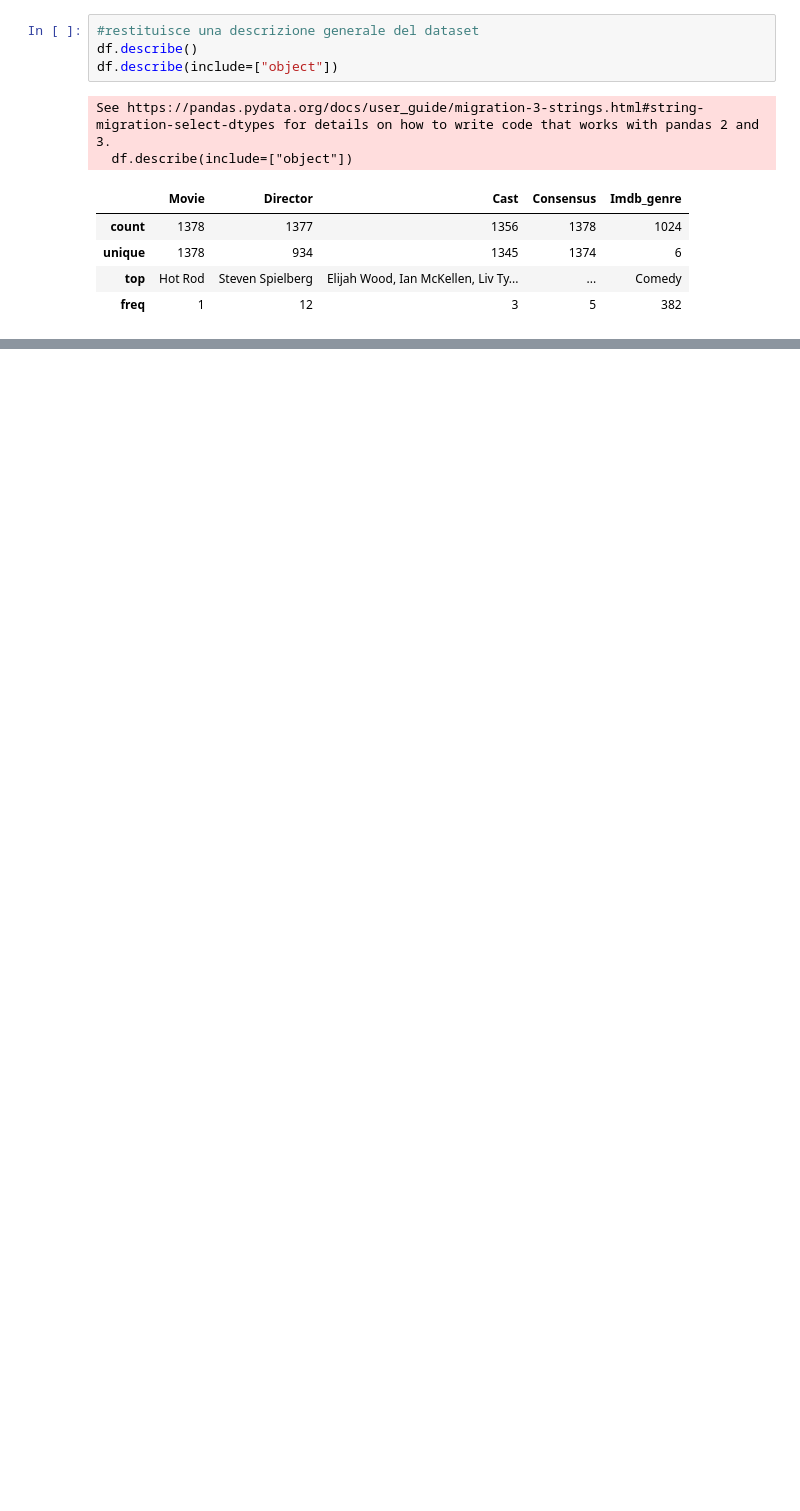
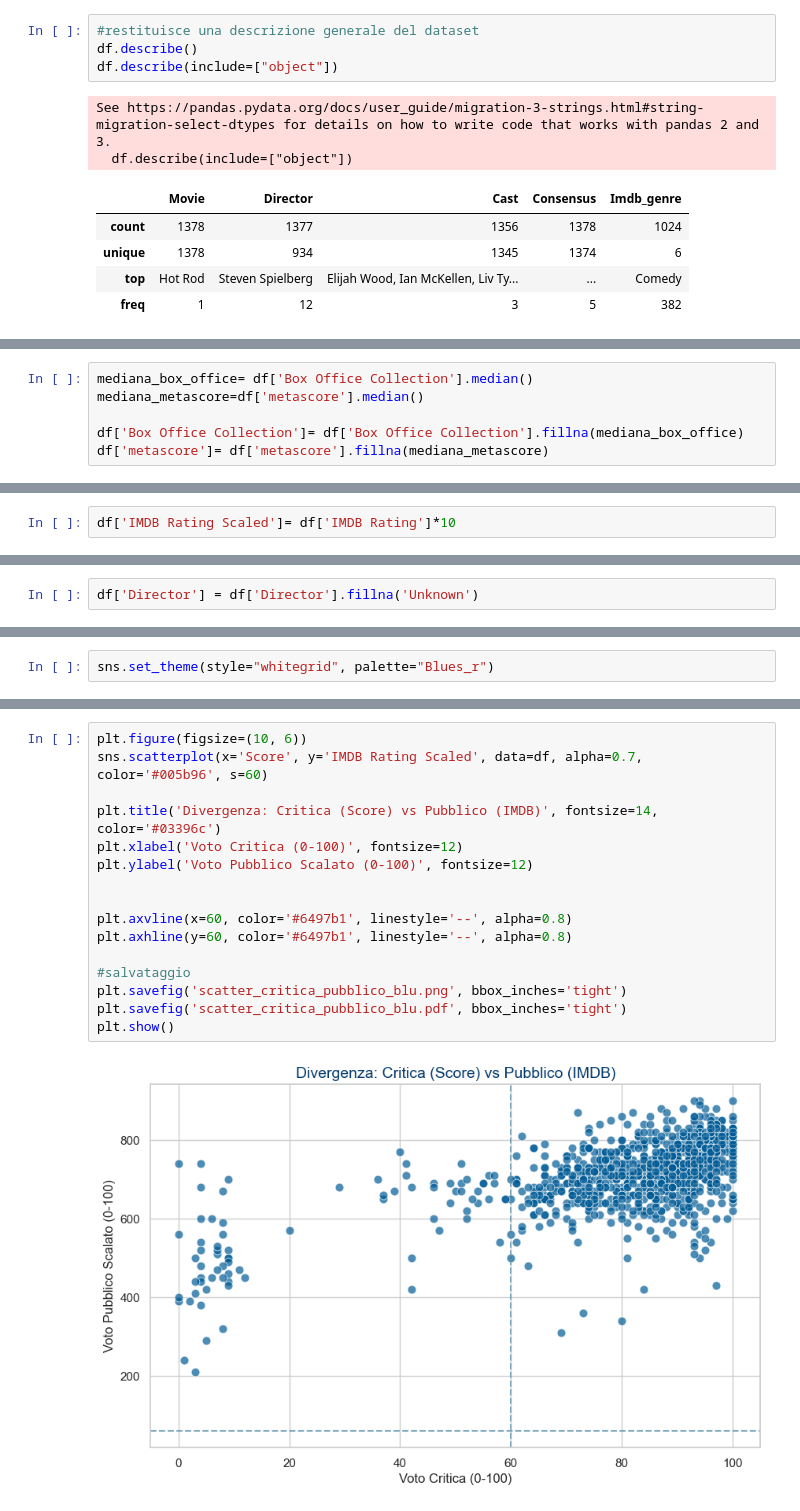
Before and after one commit to annelabit/Flop-Detector, a Jupyter notebook: notebooks/EDA_Cleaning.ipynb, the cells around one changed output, grey strips where cells are left out. Cells and saved outputs as stored; diff of their text form; blank space fills up the shorter version.

Commit message:
feat: Data Exploration & Cleaning
Completato il file sull'analisi e pulizia dei dati con l'aggiunta dei relativi grafici

```diff
--- a/notebooks/EDA_Cleaning.ipynb
+++ b/notebooks/EDA_Cleaning.ipynb
@@ -93,0 +106,6 @@ See https://pandas.pydata.org/docs/user_guide/migration-3-strings.html#string-mi
+# %%
+mediana_box_office= df['Box Office Collection'].median()
+mediana_metascore=df['metascore'].median()
+
+df['Box Office Collection']= df['Box Office Collection'].fillna(mediana_box_office)
+df['metascore']= df['metascore'].fillna(mediana_metascore)
@@ -93,0 +114,2 @@ See https://pandas.pydata.org/docs/user_guide/migration-3-strings.html#string-mi
+# %%
+df['IMDB Rating Scaled']= df['IMDB Rating']*10
@@ -93,0 +140,2 @@ See https://pandas.pydata.org/docs/user_guide/migration-3-strings.html#string-mi
+# %%
+df['Director'] = df['Director'].fillna('Unknown')
@@ -93,0 +146,2 @@ See https://pandas.pydata.org/docs/user_guide/migration-3-strings.html#string-mi
+# %%
+sns.set_theme(style="whitegrid", palette="Blues_r")
@@ -93,0 +158,18 @@ See https://pandas.pydata.org/docs/user_guide/migration-3-strings.html#string-mi
+# %%
+plt.figure(figsize=(10, 6))
+sns.scatterplot(x='Score', y='IMDB Rating Scaled', data=df, alpha=0.7, color='#005b96', s=60)
+
+plt.title('Divergenza: Critica (Score) vs Pubblico (IMDB)', fontsize=14, color='#03396c')
+plt.xlabel('Voto Critica (0-100)', fontsize=12)
+plt.ylabel('Voto Pubblico Scalato (0-100)', fontsize=12)
+
+
+plt.axvline(x=60, color='#6497b1', linestyle='--', alpha=0.8)
+plt.axhline(y=60, color='#6497b1', linestyle='--', alpha=0.8)
+
+#salvataggio
+plt.savefig('scatter_critica_pubblico_blu.png', bbox_inches='tight')
+plt.savefig('scatter_critica_pubblico_blu.pdf', bbox_inches='tight')
+plt.show()
+# %% [output]
+[figure, added]
```
Also changed, not shown: parts of 21 cells of this notebook, 5 other files.
